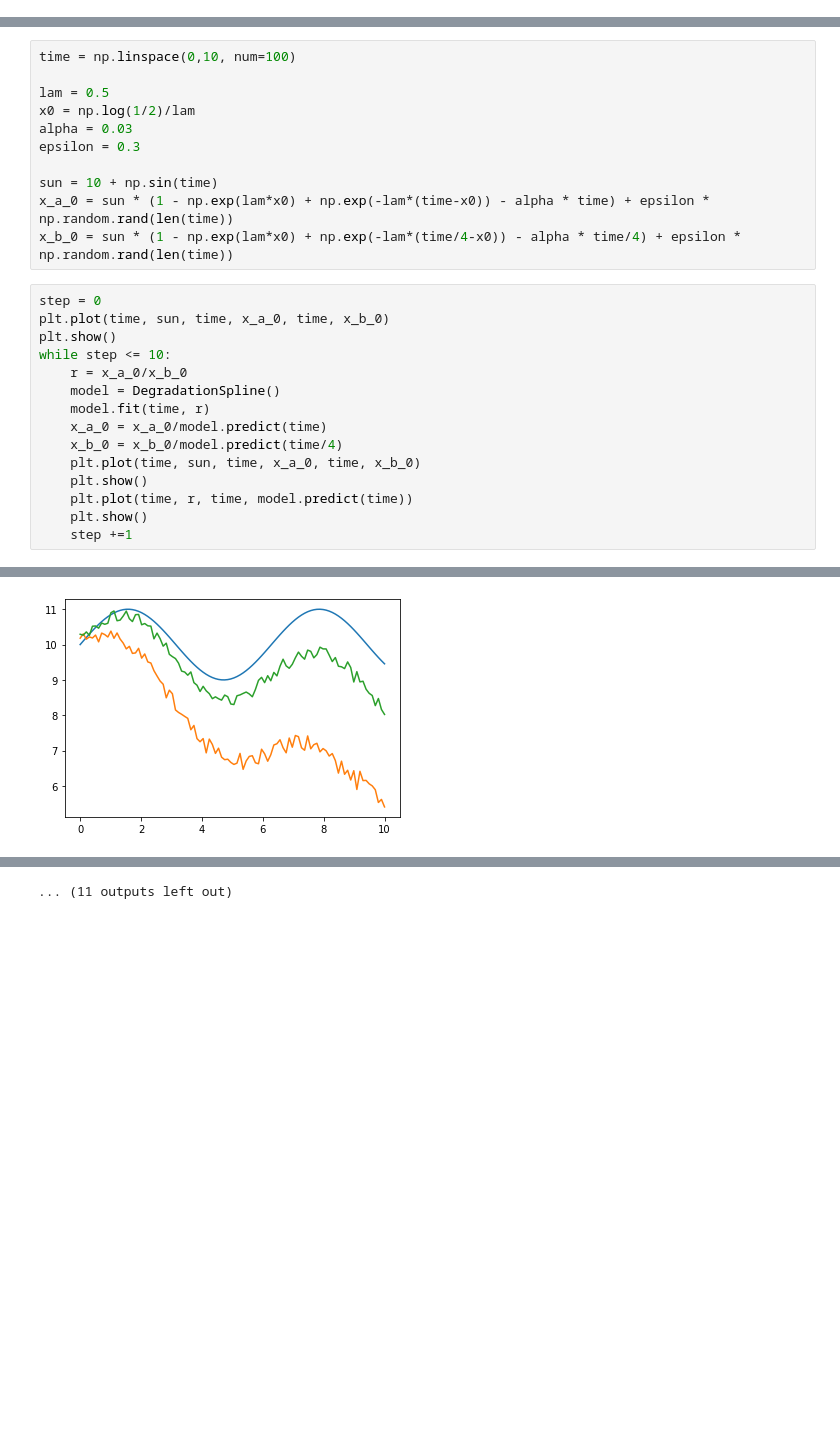
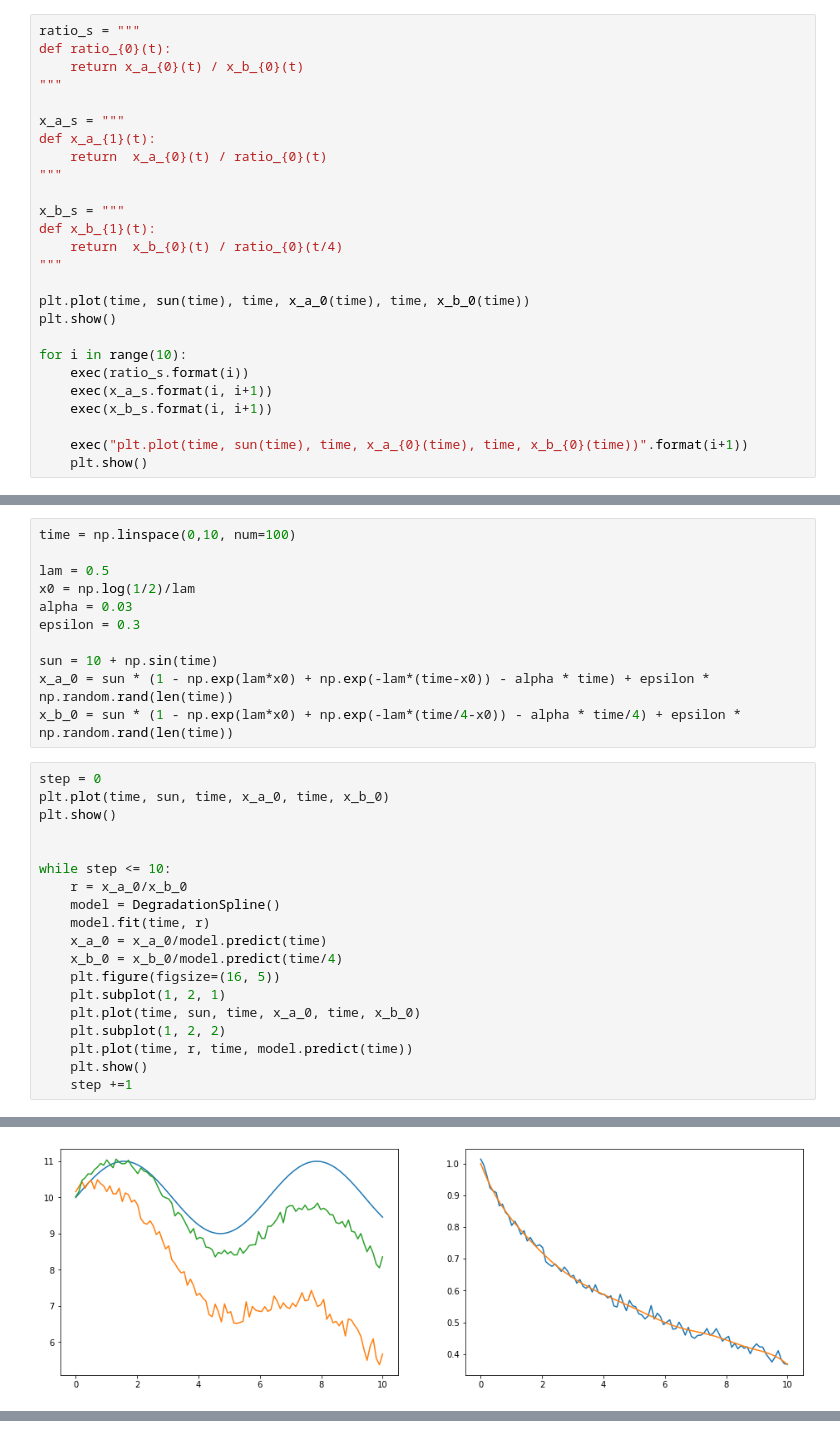
Before and after one commit to roksikonja/dslab_virgo_tsi, a Jupyter notebook: ExponentialModelConvergence.ipynb, the cells around one changed output, grey strips where cells are left out. Saved outputs shown, nothing was run; the diff lists cells and outputs as text; blank space fills up the shorter version.

```diff
--- a/ExponentialModelConvergence.ipynb
+++ b/ExponentialModelConvergence.ipynb
@@ -49,3 +87,29 @@ plt.plot(time, sun(time), time, x_a_0(time), time, x_b_0(time))
  <matplotlib.lines.Line2D at 0x...>,
  <matplotlib.lines.Line2D at 0x...>]
 [figure]
+# %%
+ratio_s = """
+def ratio_{0}(t):
+    return x_a_{0}(t) / x_b_{0}(t)
+"""
+
+x_a_s = """
+def x_a_{1}(t):
+    return  x_a_{0}(t) / ratio_{0}(t)
+"""
+
+x_b_s = """
+def x_b_{1}(t):
+    return  x_b_{0}(t) / ratio_{0}(t/4)
+"""
+
+plt.plot(time, sun(time), time, x_a_0(time), time, x_b_0(time))
+plt.show()
+
+for i in range(10):
+    exec(ratio_s.format(i))
+    exec(x_a_s.format(i, i+1))
+    exec(x_b_s.format(i, i+1))
+
+    exec("plt.plot(time, sun(time), time, x_a_{0}(time), time, x_b_{0}(time))".format(i+1))
+    plt.show()
@@ -220,14 +296,18 @@ x_b_0 = sun * (1 - np.exp(lam*x0) + np.exp(-lam*(time/4-x0)) - alpha * time/4) +
 step = 0
 plt.plot(time, sun, time, x_a_0, time, x_b_0)
 plt.show()
+
+
 while step <= 10:
     r = x_a_0/x_b_0
     model = DegradationSpline()
     model.fit(time, r)
     x_a_0 = x_a_0/model.predict(time)
     x_b_0 = x_b_0/model.predict(time/4)
+    plt.figure(figsize=(16, 5))
+    plt.subplot(1, 2, 1)
     plt.plot(time, sun, time, x_a_0, time, x_b_0)
-    plt.show()
+    plt.subplot(1, 2, 2)
     plt.plot(time, r, time, model.predict(time))
     plt.show()
     step +=1
@@ -236 +316 @@ while step <= 10:
-[figure, old version]
+[figure, new version]
@@ -247 +326,0 @@ while step <= 10:
-... (11 outputs left out)
```
Also changed, not shown: parts of 4 cells of this notebook, 1 other file.
